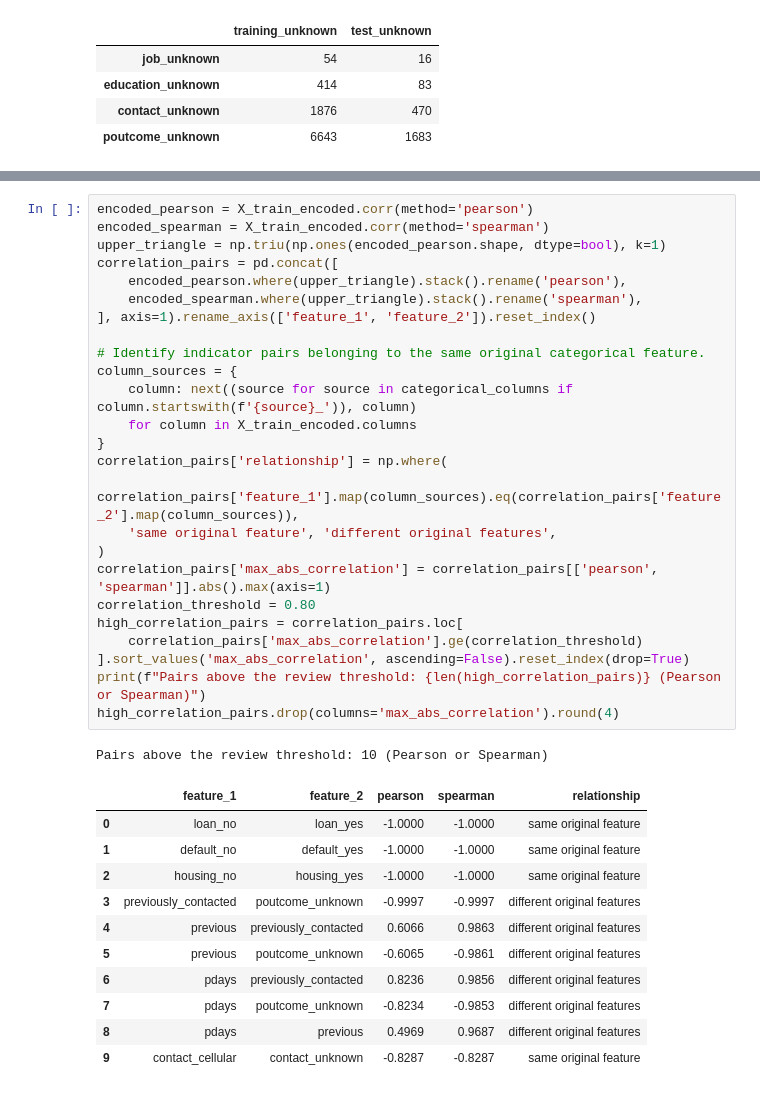
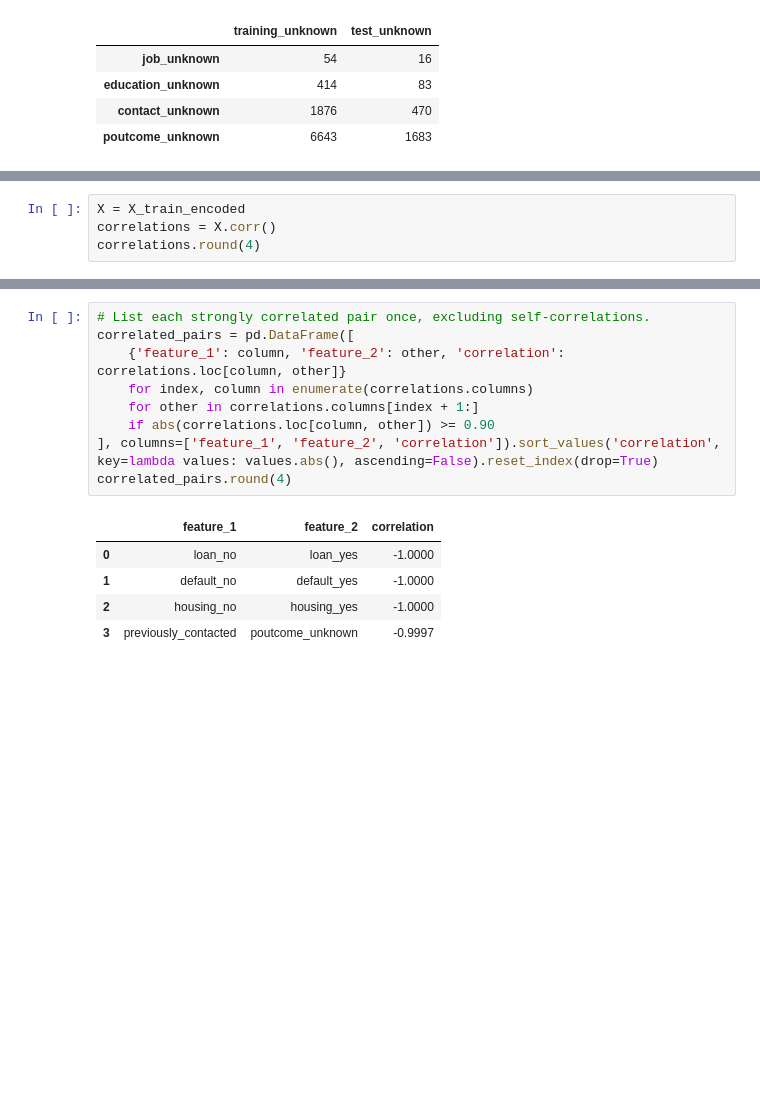
Before and after one commit to lance-kluge/bankChurnML, a Jupyter notebook: bankChurn.ipynb, the cells around one changed output, grey strips where cells are left out. Drawn from its saved outputs; the diff is of its cells as text; blank space fills up the shorter version.

Commit message:
corr update

```diff
--- a/bankChurn.ipynb
+++ b/bankChurn.ipynb
@@ -248,0 +228,4 @@ plt.show()
+# %%
+X = X_train_encoded
+correlations = X.corr()
+correlations.round(4)
@@ -249,38 +250,15 @@ plt.show()
 # %%
-encoded_pearson = X_train_encoded.corr(method='pearson')
-encoded_spearman = X_train_encoded.corr(method='spearman')
-upper_triangle = np.triu(np.ones(encoded_pearson.shape, dtype=bool), k=1)
-correlation_pairs = pd.concat([
-    encoded_pearson.where(upper_triangle).stack().rename('pearson'),
-    encoded_spearman.where(upper_triangle).stack().rename('spearman'),
-], axis=1).rename_axis(['feature_1', 'feature_2']).reset_index()
-
-# Identify indicator pairs belonging to the same original categorical feature.
-column_sources = {
-    column: next((source for source in categorical_columns if column.startswith(f'{source}_')), column)
-    for column in X_train_encoded.columns
-}
-correlation_pairs['relationship'] = np.where(
-    correlation_pairs['feature_1'].map(column_sources).eq(correlation_pairs['feature_2'].map(column_sources)),
-    'same original feature', 'different original features',
-)
-correlation_pairs['max_abs_correlation'] = correlation_pairs[['pearson', 'spearman']].abs().max(axis=1)
-correlation_threshold = 0.80
-high_correlation_pairs = correlation_pairs.loc[
-    correlation_pairs['max_abs_correlation'].ge(correlation_threshold)
-].sort_values('max_abs_correlation', ascending=False).reset_index(drop=True)
-print(f"Pairs above the review threshold: {len(high_correlation_pairs)} (Pearson or Spearman)")
-high_correlation_pairs.drop(columns='max_abs_correlation').round(4)
+# List each strongly correlated pair once, excluding self-correlations.
+correlated_pairs = pd.DataFrame([
+    {'feature_1': column, 'feature_2': other, 'correlation': correlations.loc[column, other]}
+    for index, column in enumerate(correlations.columns)
+    for other in correlations.columns[index + 1:]
+    if abs(correlations.loc[column, other]) >= 0.90
+], columns=['feature_1', 'feature_2', 'correlation']).sort_values('correlation', key=lambda values: values.abs(), ascending=False).reset_index(drop=True)
+correlated_pairs.round(4)
 # %% [output]
-Pairs above the review threshold: 10 (Pearson or Spearman)
-|  | feature_1 | feature_2 | pearson | spearman | relationship |
-| 0 | loan_no | loan_yes | -1.0000 | -1.0000 | same original feature |
-| 1 | default_no | default_yes | -1.0000 | -1.0000 | same original feature |
-| 2 | housing_no | housing_yes | -1.0000 | -1.0000 | same original feature |
-| 3 | previously_contacted | poutcome_unknown | -0.9997 | -0.9997 | different original features |
-| 4 | previous | previously_contacted | 0.6066 | 0.9863 | different original features |
-| 5 | previous | poutcome_unknown | -0.6065 | -0.9861 | different original features |
-| 6 | pdays | previously_contacted | 0.8236 | 0.9856 | different original features |
-| 7 | pdays | poutcome_unknown | -0.8234 | -0.9853 | different original features |
-| 8 | pdays | previous | 0.4969 | 0.9687 | different original features |
-| 9 | contact_cellular | contact_unknown | -0.8287 | -0.8287 | same original feature |
+|  | feature_1 | feature_2 | correlation |
+| 0 | loan_no | loan_yes | -1.0000 |
+| 1 | default_no | default_yes | -1.0000 |
+| 2 | housing_no | housing_yes | -1.0000 |
+| 3 | previously_contacted | poutcome_unknown | -0.9997 |
```
Also changed, not shown: parts of 8 cells of this notebook.
